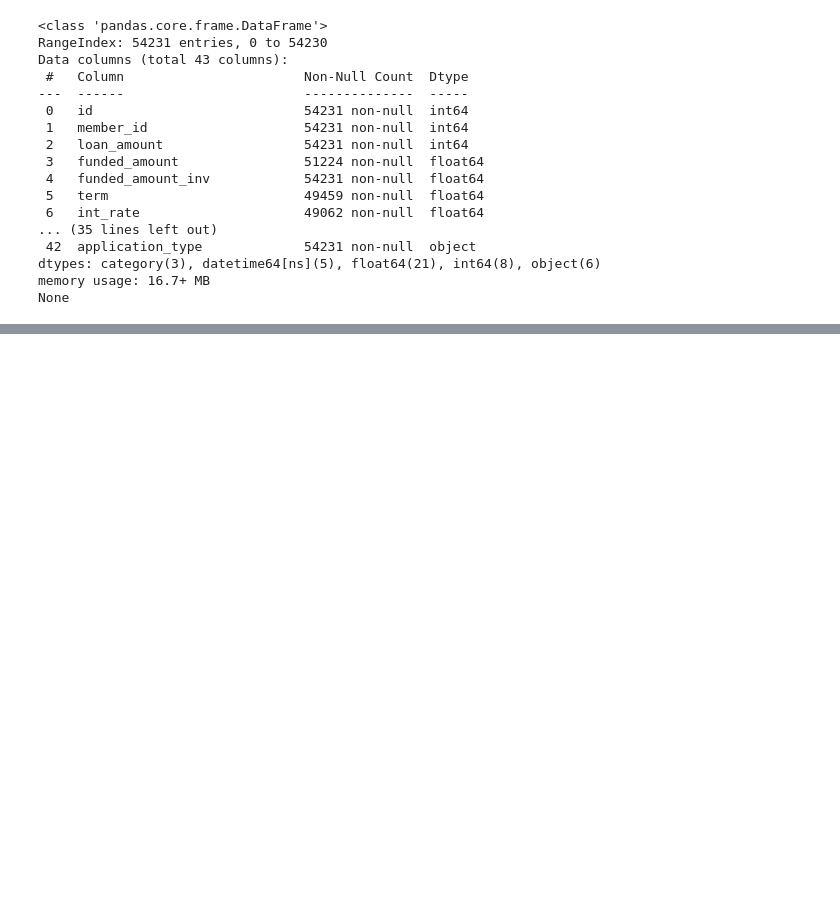
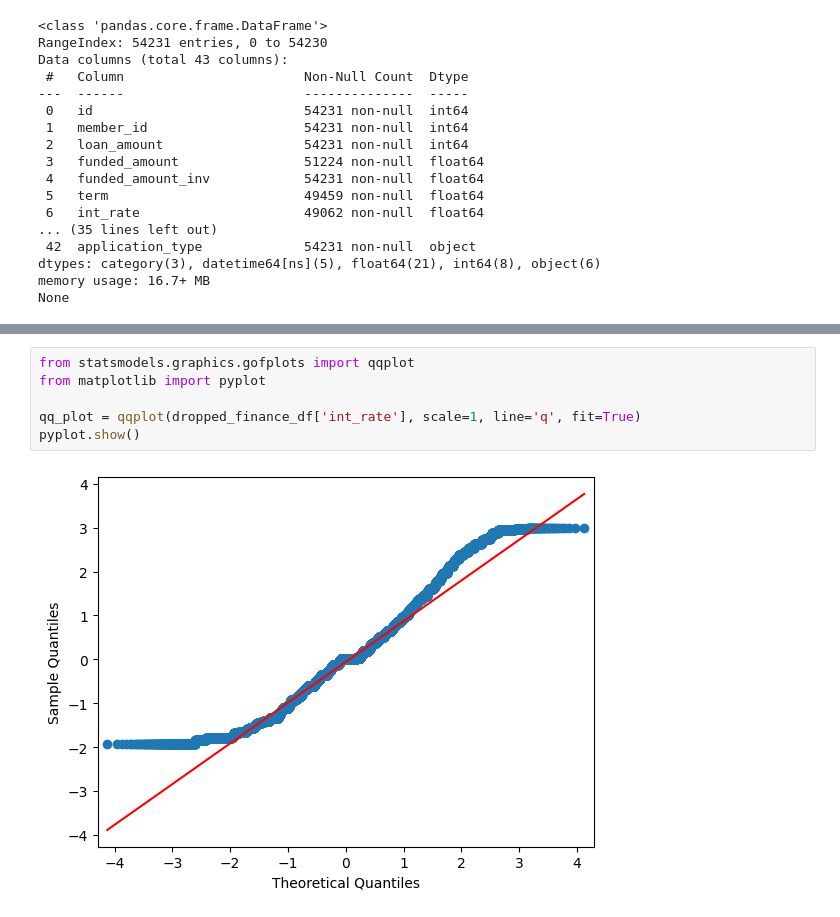
Before and after one commit to tgcoughlin/exploratory-data-analysis---customer-loans-in-finance597, a Jupyter notebook: db.ipynb, the cells around one changed output, grey strips where cells are left out. Cells and saved outputs as stored; diff of their text form; blank space fills up the shorter version.

```diff
--- a/db.ipynb
+++ b/db.ipynb
@@ -396,0 +437,8 @@ None
+# %%
+from statsmodels.graphics.gofplots import qqplot
+from matplotlib import pyplot
+
+qq_plot = qqplot(dropped_finance_df['int_rate'], scale=1, line='q', fit=True)
+pyplot.show()
+# %% [output]
+[figure, added]
```
Also changed, not shown: parts of 8 cells of this notebook.
